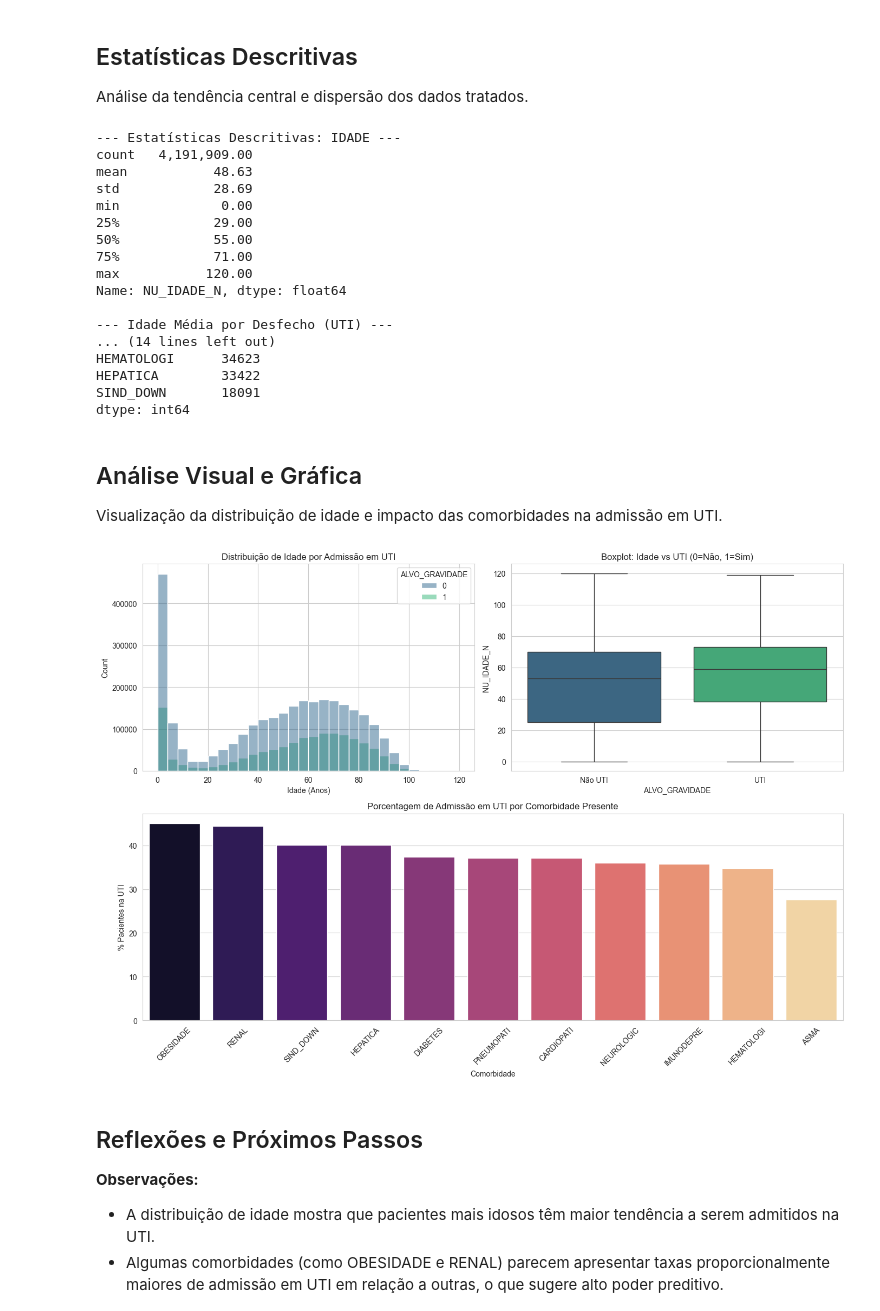
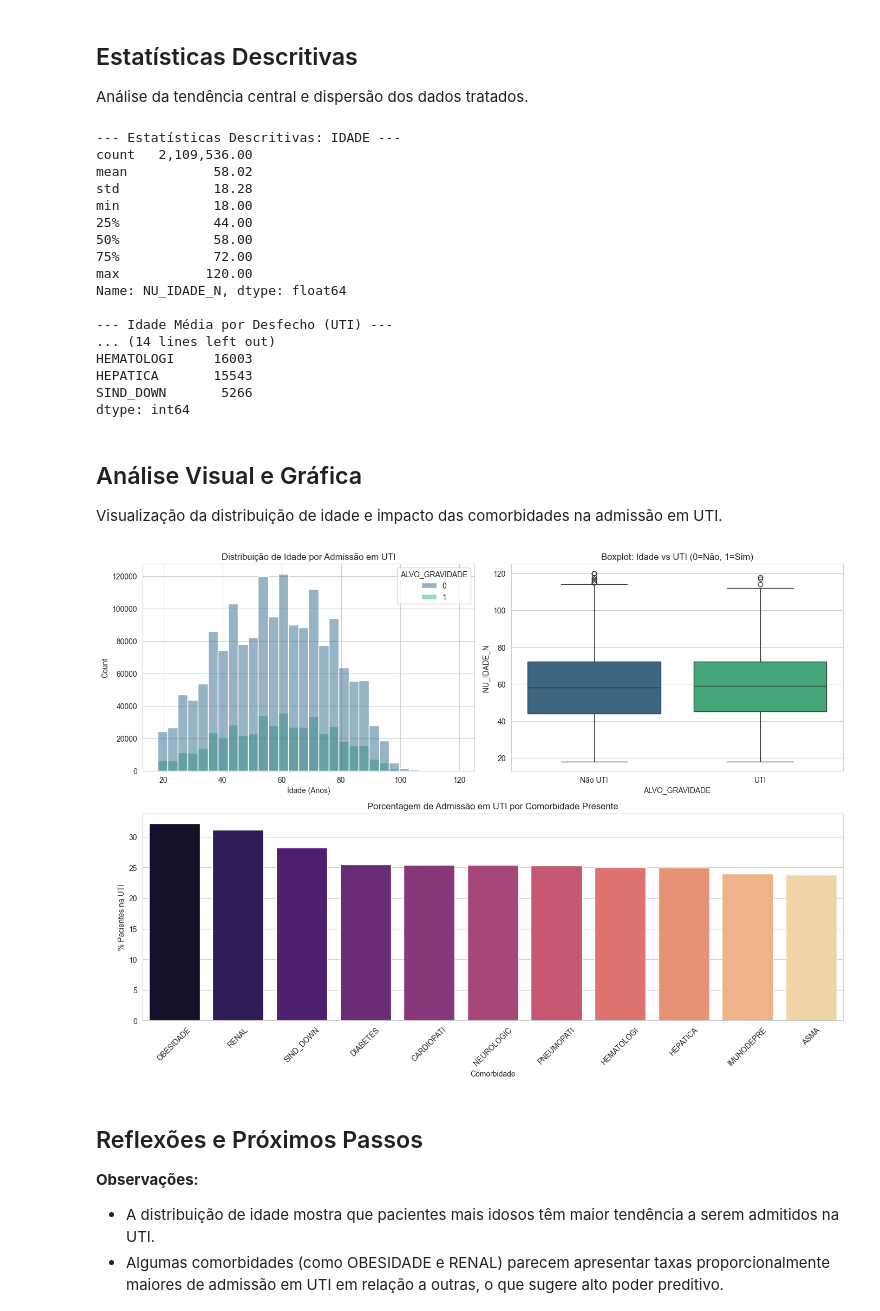
Before and after one commit to Andr3yGabriel/srag-analisis, a Jupyter notebook: main.ipynb, the cells around one changed output. Saved outputs shown, nothing was run; the diff lists cells and outputs as text; code cells hidden in the pictures.

```diff
--- a/main.ipynb
+++ b/main.ipynb
@@ -51,7 +51,7 @@ arquivos = [
     'INFLUD22-26-06-2025.csv',
     'INFLUD23-26-06-2025.csv',
     'INFLUD24-26-06-2025.csv',
-    'INFLUD25-24-11-2025.csv'
+    'INFLUD25-08-12-2025.csv'
 ]
 
 # Definição das colunas estritamente necessárias
@@ -61,6 +61,7 @@ colunas_alvo = [
     'UTI',        # Alvo 2 (Admissão em UTI)
     'NU_IDADE_N', # Variável de Controle (Valor numérico da idade)
     'TP_IDADE',   # Variável de Controle (Unidade da idade: 1-Dia, 2-Mês, 3-Ano)
+    'EVOLUCAO',
 
     # --- Fatores de Risco / Comorbidades ---
     'CARDIOPATI', 'HEMATOLOGI', 'SIND_DOWN', 'HEPATICA', 'ASMA',
@@ -143,25 +144,25 @@ if not df_final.empty:
     # --- 3.2 FILTRAGEM DE ESCOPO ---
     total_geral = len(df_final)
     # Filtrar apenas Hospitalizados (HOSPITAL == 1)
-    df_final = df_final[df_final['HOSPITAL'] == 1].copy()
+    df_filtrado = df_final[(df_final['HOSPITAL'] == 1) & ((df_final['EVOLUCAO'] == 1))].copy()
 
     print(f"\n--- 3.2 Filtragem de Pacientes ---")
     print(f"Total de Notificações: {total_geral:,.0f}")
-    print(f"Pacientes Hospitalizados (Escopo): {len(df_final):,.0f} ({(len(df_final)/total_geral):.1%})")
+    print(f"Pacientes Hospitalizados que tiveram alta ao final do tratamento (Escopo): {len(df_filtrado):,.0f} ({(len(df_filtrado)/total_geral):.1%})")
 
     # --- 3.3 DEFINIÇÃO DO TARGET ---
     # Analisar como a variável UTI vem preenchida originalmente
     print("\n--- 3.3 Definição do Target (ALVO_GRAVIDADE) ---")
     print("Distribuição original da coluna 'UTI' (1=Sim, 2=Não, 9=Ignorado, NaN=Vazio):")
-    print(df_final['UTI'].value_counts(dropna=False).sort_index())
+    print(df_filtrado['UTI'].value_counts(dropna=False).sort_index())
 
     # Criação do Target Binário:
     # 1 -> 1 (UTI)
     # Qualquer outra coisa (2, 9, NaN) -> 0 (Não UTI/Enfermaria)
-    df_final['ALVO_GRAVIDADE'] = np.where(df_final['UTI'] == 1, 1, 0)
+    df_filtrado['ALVO_GRAVIDADE'] = np.where(df_filtrado['UTI'] == 1, 1, 0)
 
     print(f"\nTarget criado. Distribuição final:")
-    print(df_final['ALVO_GRAVIDADE'].value_counts(normalize=True).mul(100).round(2).astype(str) + '%')
+    print(df_filtrado['ALVO_GRAVIDADE'].value_counts(normalize=True).mul(100).round(2).astype(str) + '%')
 
 else:
     print("DataFrame vazio. Verifique o carregamento.")
@@ -186,9 +219,9 @@ Name: proportion, dtype: object
 # %%
 # --- 4. ANÁLISE DE SAÚDE DOS DADOS (Data Quality) ---
 
-if not df_final.empty:
-    # Como filtramos a base no passo anterior, df_analise é o próprio df_final
-    df_analise = df_final
+if not df_filtrado.empty:
+    # Como filtramos a base no passo anterior, df_analise é o próprio df_filtrado
+    df_analise = df_filtrado
 
     print("=== 4.1 Qualidade das Variáveis Explicativas (Comorbidades) ===")
 
@@ -354,12 +387,12 @@ print("Comorbidades binarias (0/1) processadas.")
 df_analise.loc[df_analise['TP_IDADE'].isin([1, 2]), 'NU_IDADE_N'] = 0
 
 # Remover inconsistências (Idade negativa ou > 120)
-df_analise = df_analise[(df_analise['NU_IDADE_N'] >= 0) & (df_analise['NU_IDADE_N'] <= 120)]
+df_analise_filtrado = df_analise[(df_analise['NU_IDADE_N'] >= 18) & (df_analise['NU_IDADE_N'] <= 120)]
 
-print(f"Base após limpeza de idade: {len(df_analise)} registros.")
+print(f"Base após limpeza de idade: {len(df_analise_filtrado)} registros.")
 
 # Verificação final de nulos nas colunas de interesse
 print("\nNulos restantes nas colunas-chave:")
-print(df_analise[cols_comorbidades + ['NU_IDADE_N', 'ALVO_GRAVIDADE']].isnull().sum())
+print(df_analise_filtrado[cols_comorbidades + ['NU_IDADE_N', 'ALVO_GRAVIDADE']].isnull().sum())
 # %% [output]
 Comorbidades binarias (0/1) processadas.
@@ -388,31 +421,31 @@ Análise da tendência central e dispersão dos dados tratados.
 print("--- Estatísticas Descritivas: IDADE ---")
 # Melhorando a visualização de números grandes e decimais
 pd.options.display.float_format = '{:,.2f}'.format
-print(df_analise['NU_IDADE_N'].describe())
+print(df_analise_filtrado['NU_IDADE_N'].describe())
 pd.options.display.float_format = None # Resetar para o padrão do pandas
 
 print("\n--- Idade Média por Desfecho (UTI) ---")
-print(df_analise.groupby('ALVO_GRAVIDADE')['NU_IDADE_N'].agg(['mean', 'median', 'std', 'min', 'max']))
+print(df_analise_filtrado.groupby('ALVO_GRAVIDADE')['NU_IDADE_N'].agg(['mean', 'median', 'std', 'min', 'max']))
 
 print("\n--- Frequência das Comorbidades (Após Tratamento) ---")
-print(df_analise[cols_comorbidades].sum().sort_values(ascending=False))
+print(df_analise_filtrado[cols_comorbidades].sum().sort_values(ascending=False))
 # %% [output]
 --- Estatísticas Descritivas: IDADE ---
-count   4,191,909.00
-mean           48.63
-std            28.69
-min             0.00
-25%            29.00
-50%            55.00
-75%            71.00
+count   2,109,536.00
+mean           58.02
+std            18.28
+min            18.00
+25%            44.00
+50%            58.00
+75%            72.00
 max           120.00
 Name: NU_IDADE_N, dtype: float64
 
 --- Idade Média por Desfecho (UTI) ---
 ... (14 lines left out)
-HEMATOLOGI      34623
-HEPATICA        33422
-SIND_DOWN       18091
+HEMATOLOGI     16003
+HEPATICA       15543
+SIND_DOWN       5266
 dtype: int64
 # %% [markdown]
 ## Análise Visual e Gráfica
@@ -424,40 +457,40 @@ plt.figure(figsize=(14, 10))
 # 1. Histograma de Idade por UTI
 plt.subplot(2, 2, 1)
 # Removido kde=True para evitar erros de overflow em grandes volumes de dados e melhorar performance
-sns.histplot(data=df_analise, x='NU_IDADE_N', hue='ALVO_GRAVIDADE', bins=30, palette='viridis')
+sns.histplot(data=df_analise_filtrado, x='NU_IDADE_N', hue='ALVO_GRAVIDADE', bins=30, palette='viridis')
 plt.title('Distribuição de Idade por Admissão em UTI')
 plt.xlabel('Idade (Anos)')
 
 # 2. Boxplot de Idade vs UTI
 plt.subplot(2, 2, 2)
 # Ajuste para evitar FutureWarning: palette sem hue
-sns.boxplot(x='ALVO_GRAVIDADE', y='NU_IDADE_N', hue='ALVO_GRAVIDADE', data=df_analise, palette='viridis', legend=False)
+sns.boxplot(x='ALVO_GRAVIDADE', y='NU_IDADE_N', hue='ALVO_GRAVIDADE', data=df_analise_filtrado, palette='viridis', legend=False)
 plt.title('Boxplot: Idade vs UTI (0=Não, 1=Sim)')
 plt.xticks([0, 1], ['Não UTI', 'UTI'])
 
 # 3. Comparação de Comorbidades (Percentual de UTI)
 # Calculando % de UTI para quem tem cada doença
 risco_comorbidade = []
 for col in cols_comorbidades:
     # Filtra apenas quem tem a doença
-    pacientes_com_doenca = df_analise[df_analise[col] == 1]
+    pacientes_com_doenca = df_analise_filtrado[df_analise_filtrado[col] == 1]
     if len(pacientes_com_doenca) > 0:
         taxa_uti = pacientes_com_doenca['ALVO_GRAVIDADE'].mean() * 100
         risco_comorbidade.append({'Comorbidade': col, '% UTI': taxa_uti})
 
 df_risco = pd.DataFrame(risco_comorbidade).sort_values('% UTI', ascending=False)
 
 plt.subplot(2, 1, 2)
 # Ajuste para evitar FutureWarning: palette sem hue
 sns.barplot(x='Comorbidade', y='% UTI', hue='Comorbidade', data=df_risco, palette='magma', legend=False)
 plt.title('Porcentagem de Admissão em UTI por Comorbidade Presente')
 plt.ylabel('% Pacientes na UTI')
 plt.xticks(rotation=45)
 
 plt.tight_layout()
 plt.show()
 # %% [output]
-[figure, old version]
+[figure, new version]
 # %% [markdown]
 ## Reflexões e Próximos Passos
 
```
Also changed, not shown: parts of 13 cells of this notebook, 1 other file.
